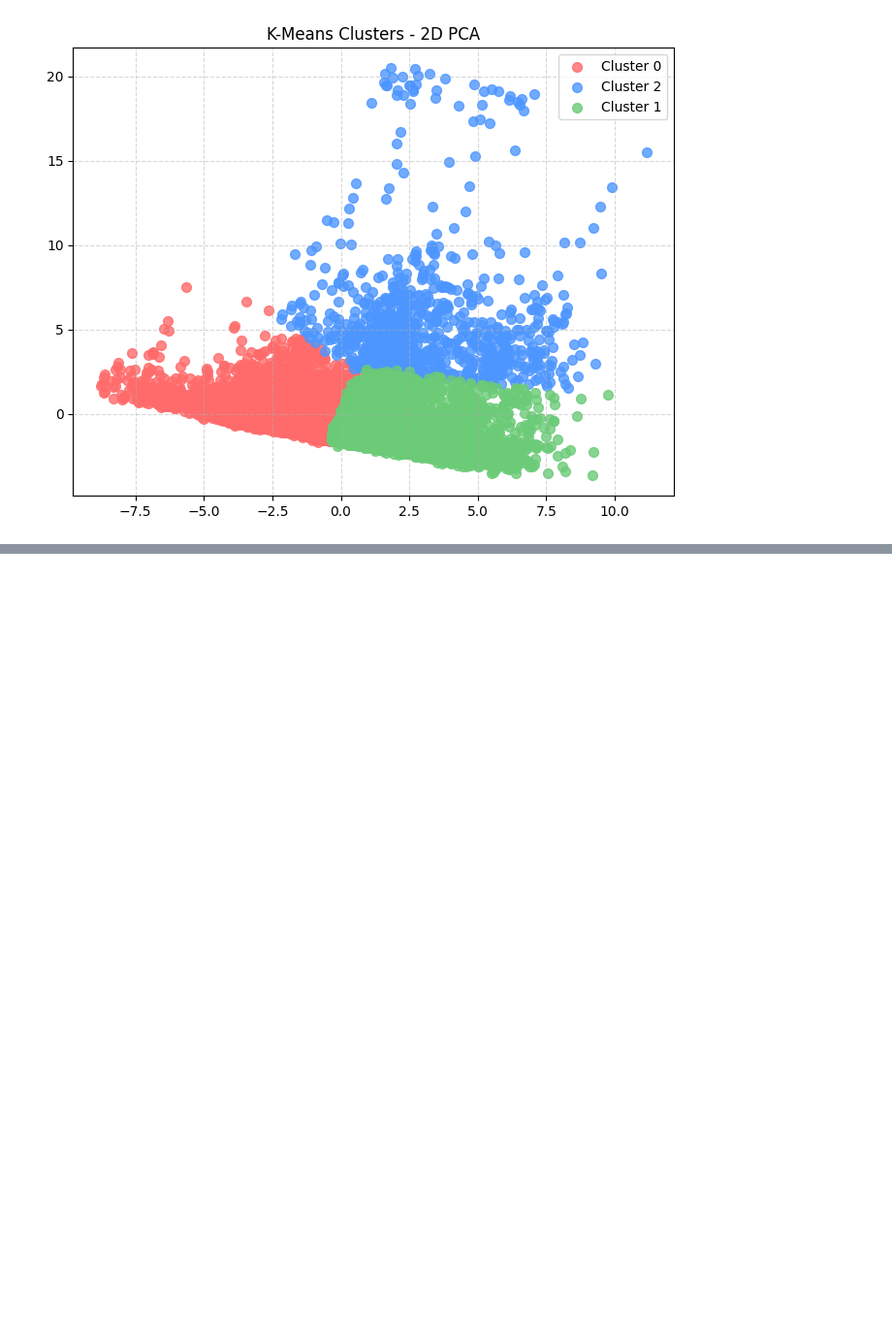
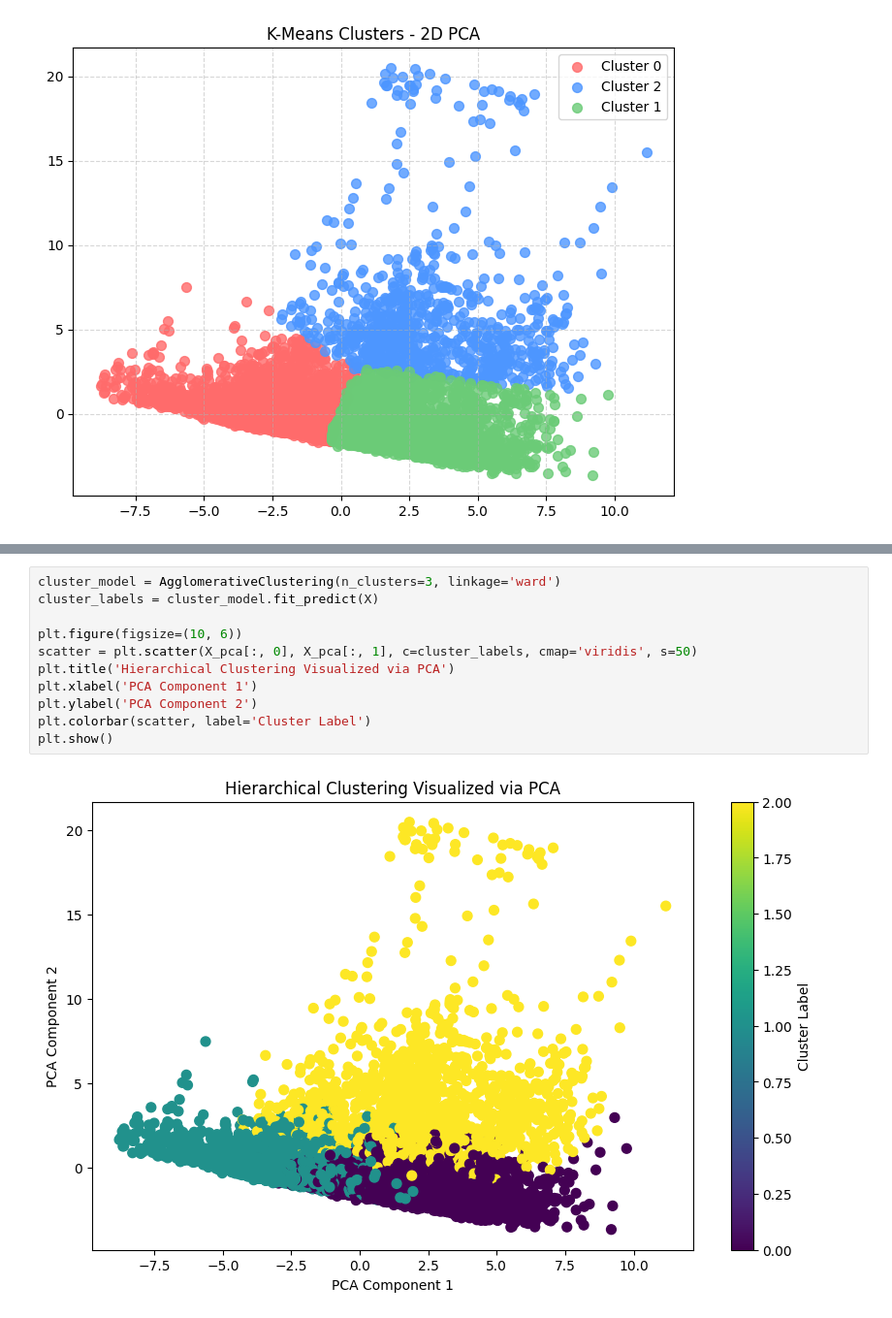
Before and after one commit to victorouma1/Machine-Learning-2, a Jupyter notebook: Week 2 Project.ipynb, the cells around one changed output, grey strips where cells are left out. Shown at 97% size. Saved outputs shown, nothing was run; the diff lists cells and outputs as text; blank space fills up the shorter version.

```diff
--- a/Week 2 Project.ipynb
+++ b/Week 2 Project.ipynb
@@ -239,0 +253,13 @@ plt.show()
+# %%
+cluster_model = AgglomerativeClustering(n_clusters=3, linkage='ward')
+cluster_labels = cluster_model.fit_predict(X)
+
+plt.figure(figsize=(10, 6))
+scatter = plt.scatter(X_pca[:, 0], X_pca[:, 1], c=cluster_labels, cmap='viridis', s=50)
+plt.title('Hierarchical Clustering Visualized via PCA')
+plt.xlabel('PCA Component 1')
+plt.ylabel('PCA Component 2')
+plt.colorbar(scatter, label='Cluster Label')
+plt.show()
+# %% [output]
+[figure, added]
```
Also changed, not shown: parts of 6 cells of this notebook.
